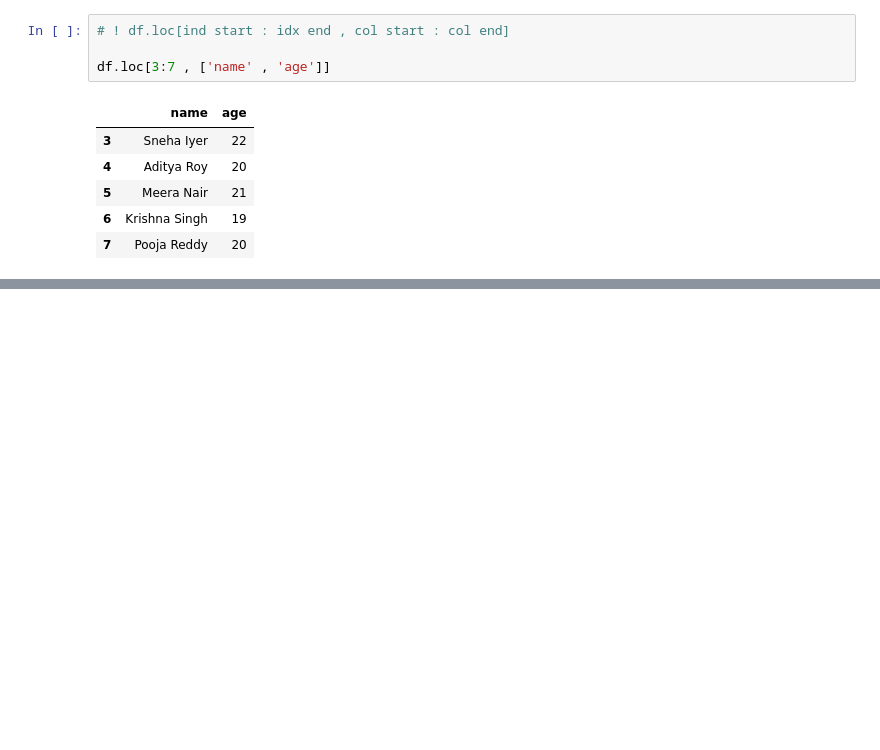
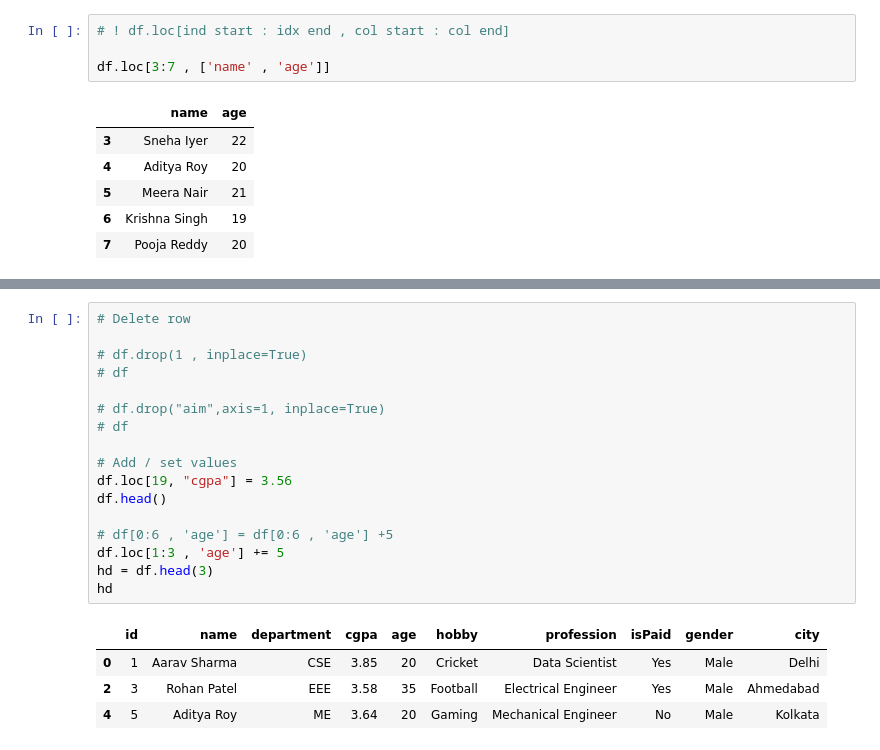
Before and after one commit to opar2043/python-alml, a Jupyter notebook: mod-12-pandas/pandas.ipynb, the cells around one changed output, grey strips where cells are left out. Cells and saved outputs as stored; diff of their text form; blank space fills up the shorter version.

```diff
--- a/mod-12-pandas/pandas.ipynb
+++ b/mod-12-pandas/pandas.ipynb
@@ -181,3 +181,25 @@ df.loc[[1,5,9]]
 | 1 | 2 | Diya Verma | IT | 3.76 | 21 | Reading | Work in AI research | AI Engineer | No | Female | ... |
 | 5 | 6 | Meera Nair | BBA | 3.81 | 21 | Dancing | Run a business consultancy | Business Consultant | Yes | Female | ... |
 | 9 | 10 | Ananya Das | Civil | 3.73 | 22 | Traveling | Work on sustainable infrastructure | Civil Engineer | Yes | Female | ... |
+# %%
+# Delete row
+
+# df.drop(1 , inplace=True)
+# df
+
+# df.drop("aim",axis=1, inplace=True)
+# df
+
+# Add / set values
+df.loc[19, "cgpa"] = 3.56
+df.head()
+
+# df[0:6 , 'age'] = df[0:6 , 'age'] +5
+df.loc[1:3 , 'age'] += 5
+hd = df.head(3)
+hd
+# %% [output]
+|  | id | name | department | cgpa | age | hobby | profession | isPaid | gender | city |
+| 0 | 1 | Aarav Sharma | CSE | 3.85 | 20 | Cricket | Data Scientist | Yes | Male | Delhi |
+| 2 | 3 | Rohan Patel | EEE | 3.58 | 35 | Football | Electrical Engineer | Yes | Male | Ahmedabad |
+| 4 | 5 | Aditya Roy | ME | 3.64 | 20 | Gaming | Mechanical Engineer | No | Male | Kolkata |
```
Also changed, not shown: parts of 3 cells of this notebook.
